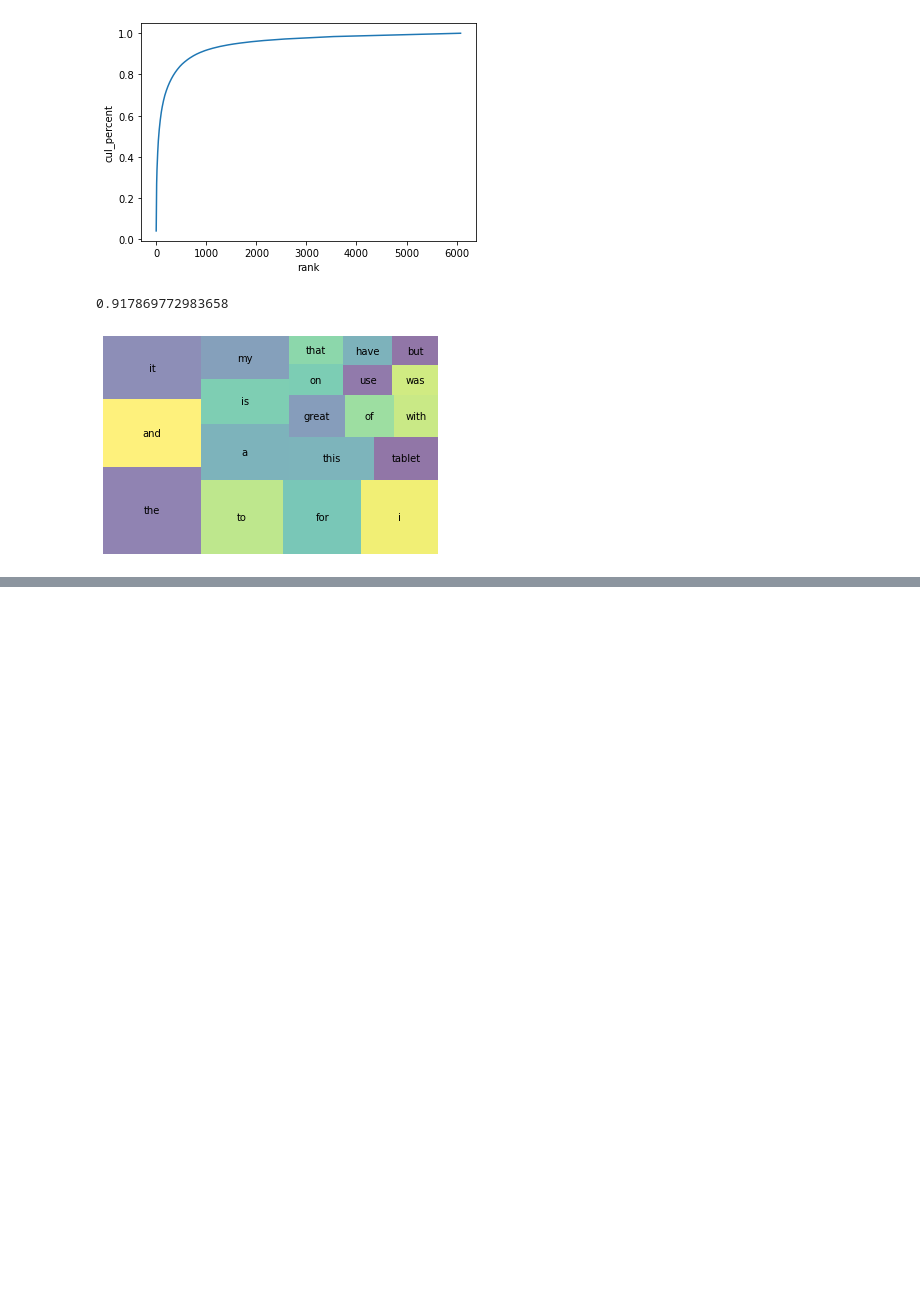
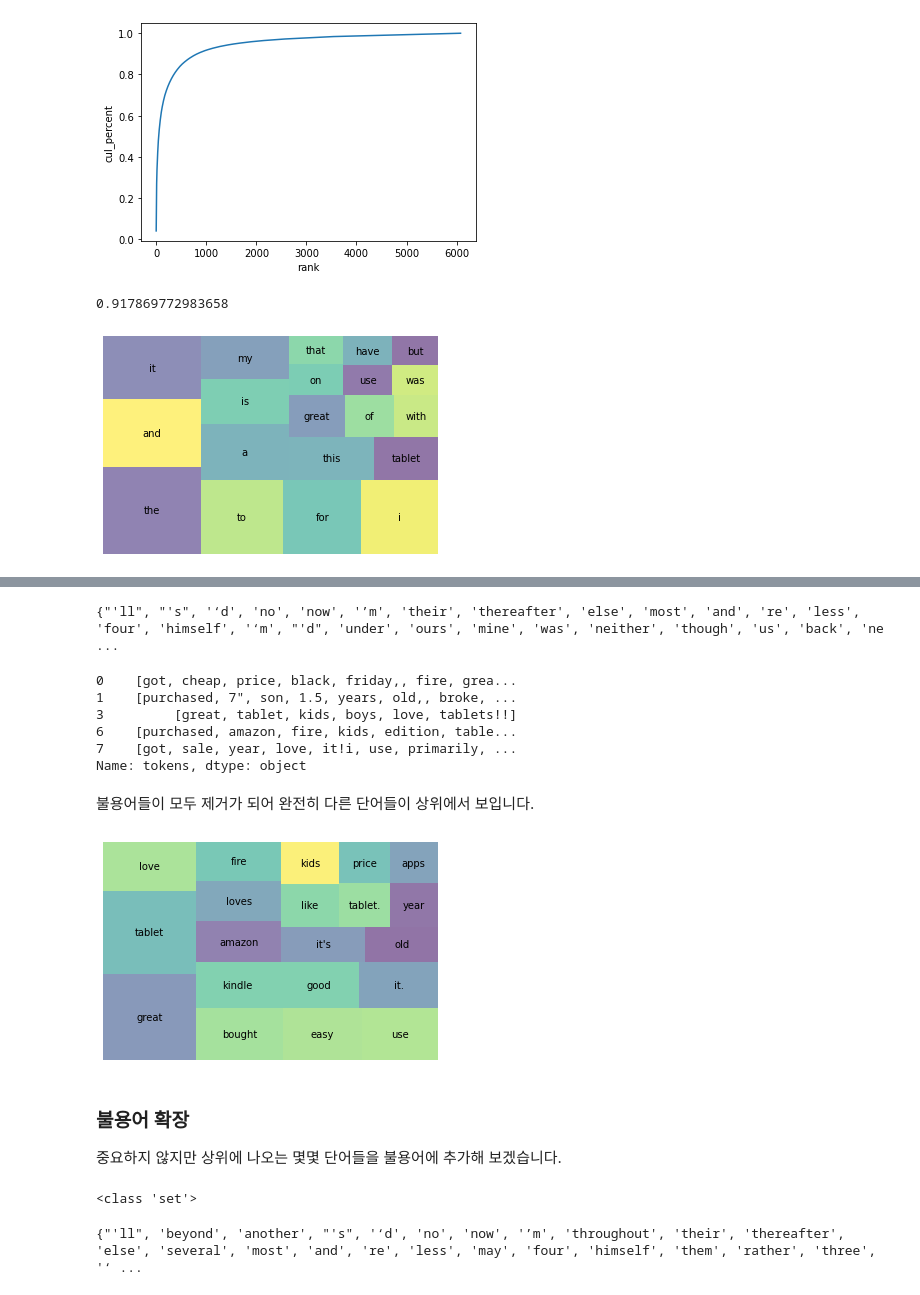
Before and after one commit to khalidpark/deeplearning_whitepaper, a Jupyter notebook: deep_learning_whitepapaer_11.ipynb, the cells around one changed output, grey strips where cells are left out. Drawn from its saved outputs; the diff is of its cells as text; code cells hidden in the pictures; blank space fills up the shorter version.

```diff
--- a/deep_learning_whitepapaer_11.ipynb
+++ b/deep_learning_whitepapaer_11.ipynb
@@ -338,0 +347,51 @@ plt.show()
+# %%
+print(nlp.Defaults.stop_words)
+# %% [output]
+{"'ll", "'s", '‘d', 'no', 'now', '’m', 'their', 'thereafter', 'else', 'most', 'and', 're', 'less', 'four', 'himself', '‘m', "'d", 'under', 'ours', 'mine', 'was', 'neither', 'though', 'us', 'back', 'ne ...
+# %%
+from spacy.tokenizer import Tokenizer
+tokenizer = Tokenizer(nlp.vocab)
+# %%
+tokens = []
+# 토큰에서 불용어 제거, 소문자화 하여 업데이트
+for doc in tokenizer.pipe(df['reviews.text']):
+    doc_tokens = []
+
+    # A doc is a sequence of Token(<class 'spacy.tokens.doc.Doc'>)
+    for token in doc:
+        # 토큰이 불용어와 구두점이 아니면 저장
+        if (token.is_stop == False) & (token.is_punct == False):
+            doc_tokens.append(token.text.lower())
+
+    tokens.append(doc_tokens)
+
+df['tokens'] = tokens
+# %%
+df.tokens.head()
+# %% [output]
+0    [got, cheap, price, black, friday,, fire, grea...
+1    [purchased, 7", son, 1.5, years, old,, broke, ...
+3         [great, tablet, kids, boys, love, tablets!!]
+6    [purchased, amazon, fire, kids, edition, table...
+7    [got, sale, year, love, it!i, use, primarily, ...
+Name: tokens, dtype: object
+# %% [markdown]
+불용어들이 모두 제거가 되어 완전히 다른 단어들이 상위에서 보입니다.
+# %%
+wc = word_count(df['tokens'])
+
+wc_top20 = wc[wc['rank'] <= 20]
+
+squarify.plot(sizes=wc_top20['percent'], label=wc_top20['word'], alpha=0.6)
+plt.axis('off')
+plt.show()
+# %% [output]
+[figure, added]
+# %% [markdown]
+### 불용어 확장
+
+중요하지 않지만 상위에 나오는 몇몇 단어들을 불용어에 추가해 보겠습니다.
+# %%
+print(type(nlp.Defaults.stop_words))
+# %% [output]
+<class 'set'>
@@ -338,0 +400,4 @@ plt.show()
+# %%
+print(STOP_WORDS)
+# %% [output]
+{"'ll", 'beyond', 'another', "'s", '‘d', 'no', 'now', '’m', 'throughout', 'their', 'thereafter', 'else', 'several', 'most', 'and', 're', 'less', 'may', 'four', 'himself', 'them', 'rather', 'three', '‘ ...
```
Also changed, not shown: parts of 27 cells of this notebook.
